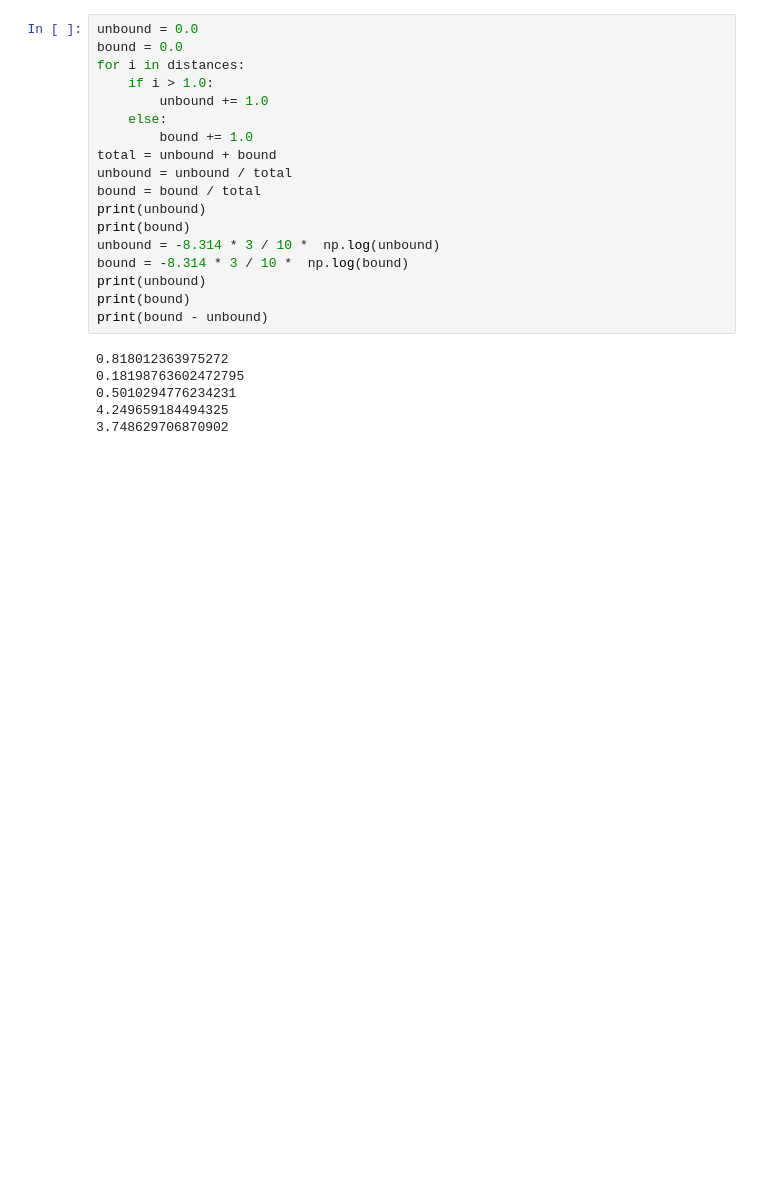
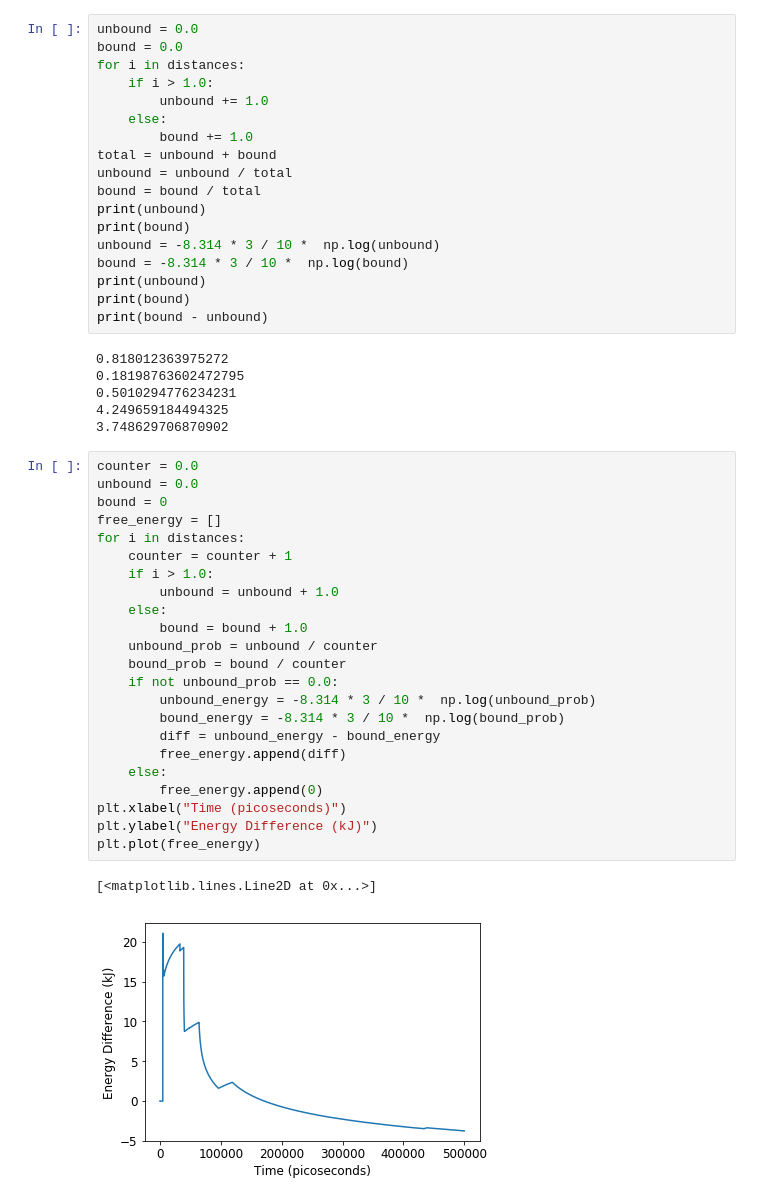
Before and after one commit to tiwarylab/amino, a Jupyter notebook: BUT/gibbs.ipynb, the cells around one changed output. Drawn from its saved outputs; the diff is of its cells as text; blank space fills up the shorter version.

```diff
--- a/BUT/gibbs.ipynb
+++ b/BUT/gibbs.ipynb
@@ -100,3 +106,29 @@ print(bound - unbound)
 0.5010294776234231
 4.249659184494325
 3.748629706870902
+# %%
+counter = 0.0
+unbound = 0.0
+bound = 0
+free_energy = []
+for i in distances:
+    counter = counter + 1
+    if i > 1.0:
+        unbound = unbound + 1.0
+    else:
+        bound = bound + 1.0
+    unbound_prob = unbound / counter
+    bound_prob = bound / counter
+    if not unbound_prob == 0.0:
+        unbound_energy = -8.314 * 3 / 10 *  np.log(unbound_prob)
+        bound_energy = -8.314 * 3 / 10 *  np.log(bound_prob)
+        diff = unbound_energy - bound_energy
+        free_energy.append(diff)
+    else:
+        free_energy.append(0)
+plt.xlabel("Time (picoseconds)")
+plt.ylabel("Energy Difference (kJ)")
+plt.plot(free_energy)
+# %% [output]
+[<matplotlib.lines.Line2D at 0x...>]
+[figure, added]
```
Also changed, not shown: parts of 1 cell of this notebook, 1 other file.
